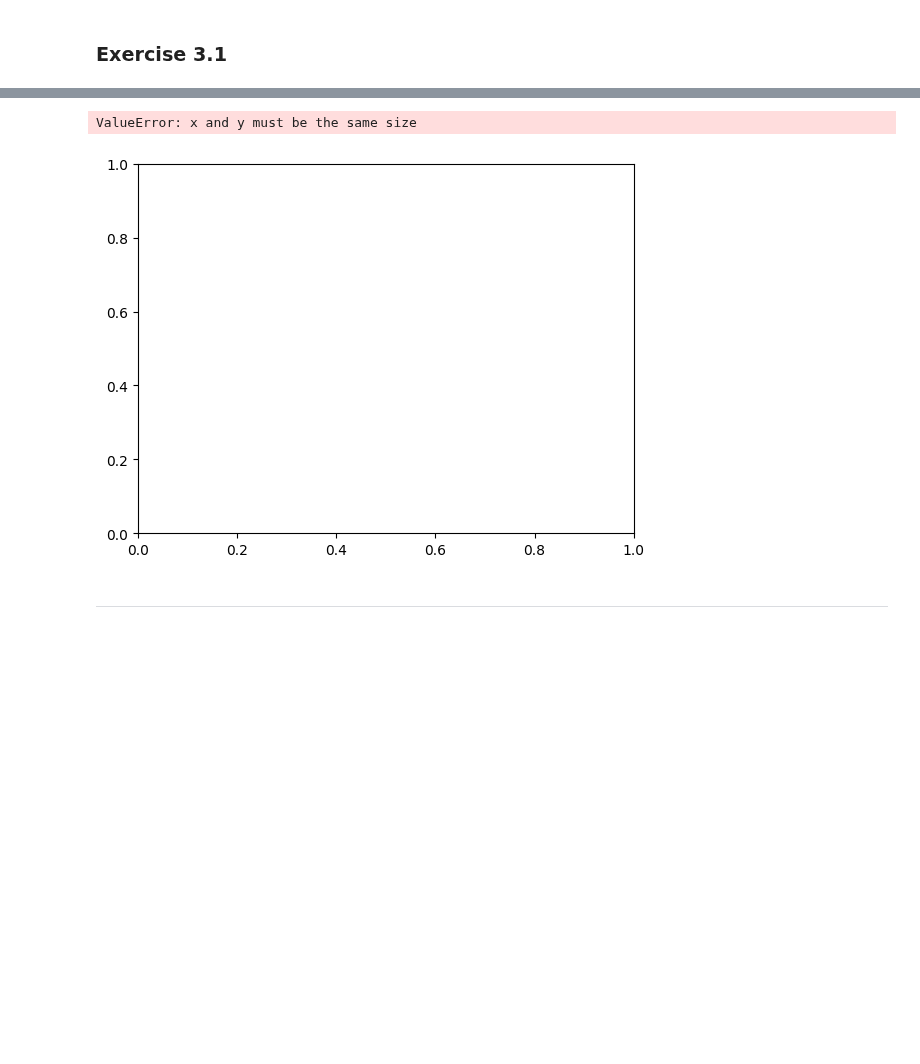
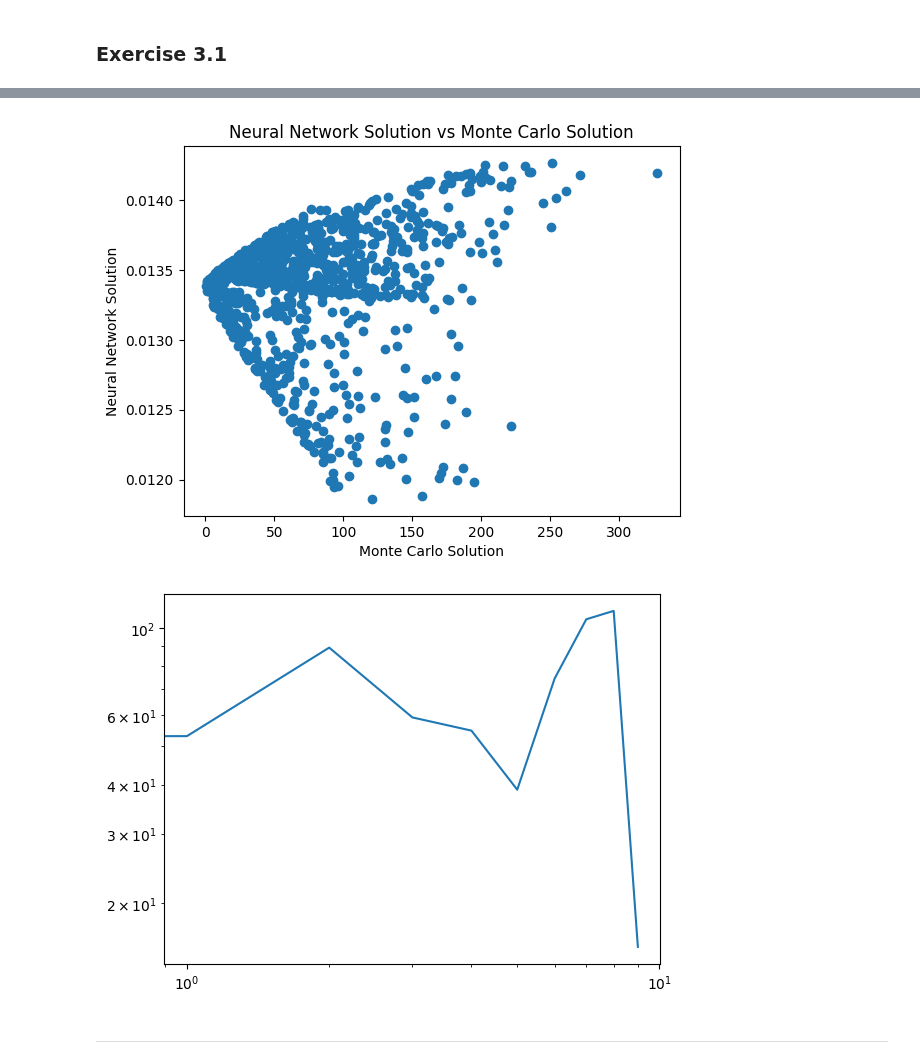
Before and after one commit to Kian-P/SCDAA, a Jupyter notebook: SCDAA-CW.ipynb, the cells around one changed output, grey strips where cells are left out. Cells and saved outputs as stored; diff of their text form; code cells hidden in the pictures; blank space fills up the shorter version.

Commit message:
3 split and added preliminary error plot

```diff
--- a/SCDAA-CW.ipynb
+++ b/SCDAA-CW.ipynb
@@ -877,37 +821,0 @@ plt.show()
-# %%
-# Assuming you have a function for the Monte Carlo simulation named `monte_carlo_solution`
-# And you have a trained neural network `model`
-
-# Sampling points for comparison
-t_val = torch.rand(1000, 1) * T
-x_val = torch.rand(1000, 2) * 6 - 3  # Sampled uniformly between [-3, 3]
-with torch.no_grad():
-    # Since your model's forward method expects both t and x as inputs, we'll need to concatenate them
-    t_val_expanded = t_val.expand(-1, x_val.shape[1])
-    validation_input = torch.cat((t_val_expanded, x_val), dim=1)
-    neural_net_solution = trained_network(t_val, x_val).view(-1).numpy()  # Flatten the result if necessary
-
-# Compute Monte Carlo solution for the same points
-mc_solution = simulate_dynamics_w_constant_control(alpha, t0, x0, N_steps, num_samples, sigma, H, M, C, D, R)
-
-# Compute error
-error = np.abs(neural_net_solution - mc_solution)
-
-# Visualization of neural network solution vs Monte Carlo solution
-plt.figure()
-plt.scatter(mc_solution, neural_net_solution)
-plt.xlabel('Monte Carlo Solution')
-plt.ylabel('Neural Network Solution')
-plt.title('Neural Network Solution vs Monte Carlo Solution')
-plt.show()
-
-# Visualization of error distribution
-plt.figure()
-plt.hist(error, bins=50, alpha=0.75)
-plt.xlabel('Error')
-plt.ylabel('Frequency')
-plt.title('Error Distribution')
-plt.show()
-# %% [output]
-ValueError: x and y must be the same size
-[figure, removed]
@@ -914,2 +861,17 @@ ValueError: x and y must be the same size
+# %%
+error_plt = error[::100]
+# Visualization of neural network solution vs Monte Carlo solution
+plt.figure()
+plt.scatter(mc_solutions, neural_net_solution)
+plt.xlabel('Monte Carlo Solution')
+plt.ylabel('Neural Network Solution')
+plt.title('Neural Network Solution vs Monte Carlo Solution')
+plt.show()
+
+plt.loglog(error_plt)
+plt.show()
+# %% [output]
+[figure, added]
+[figure, added]
 # %% [markdown]
 ----
```
Also changed, not shown: parts of 6 cells of this notebook.
